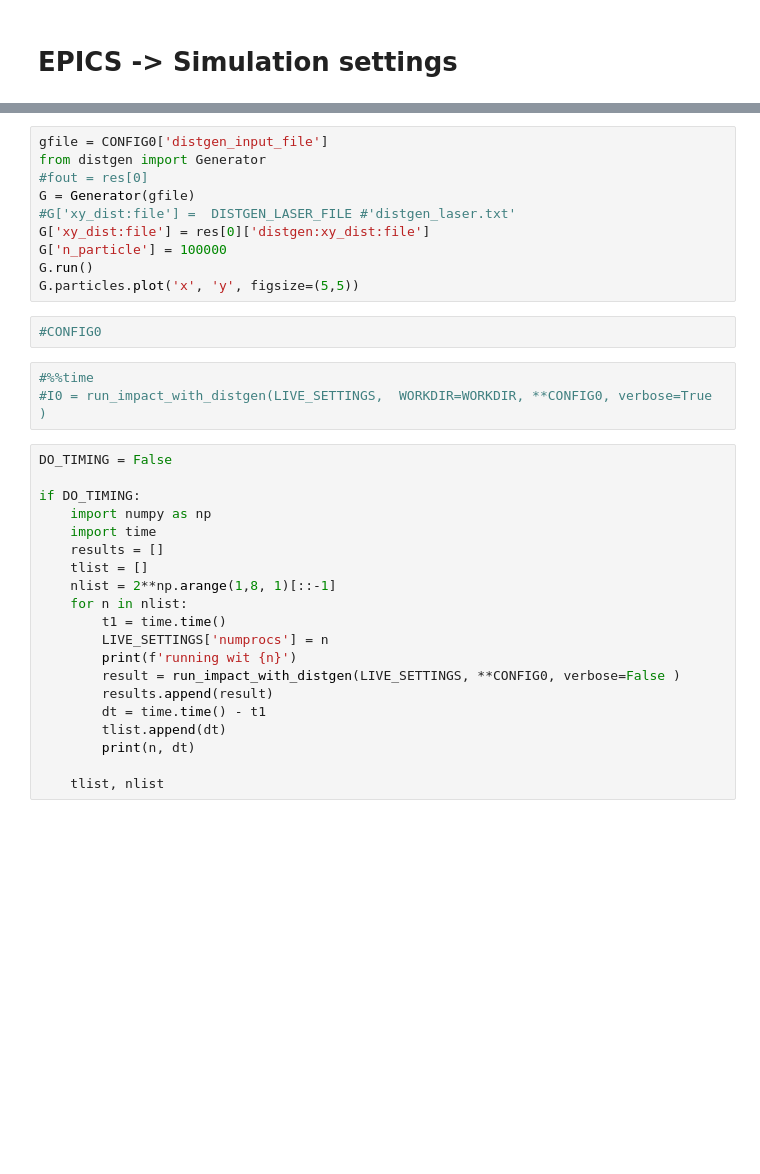
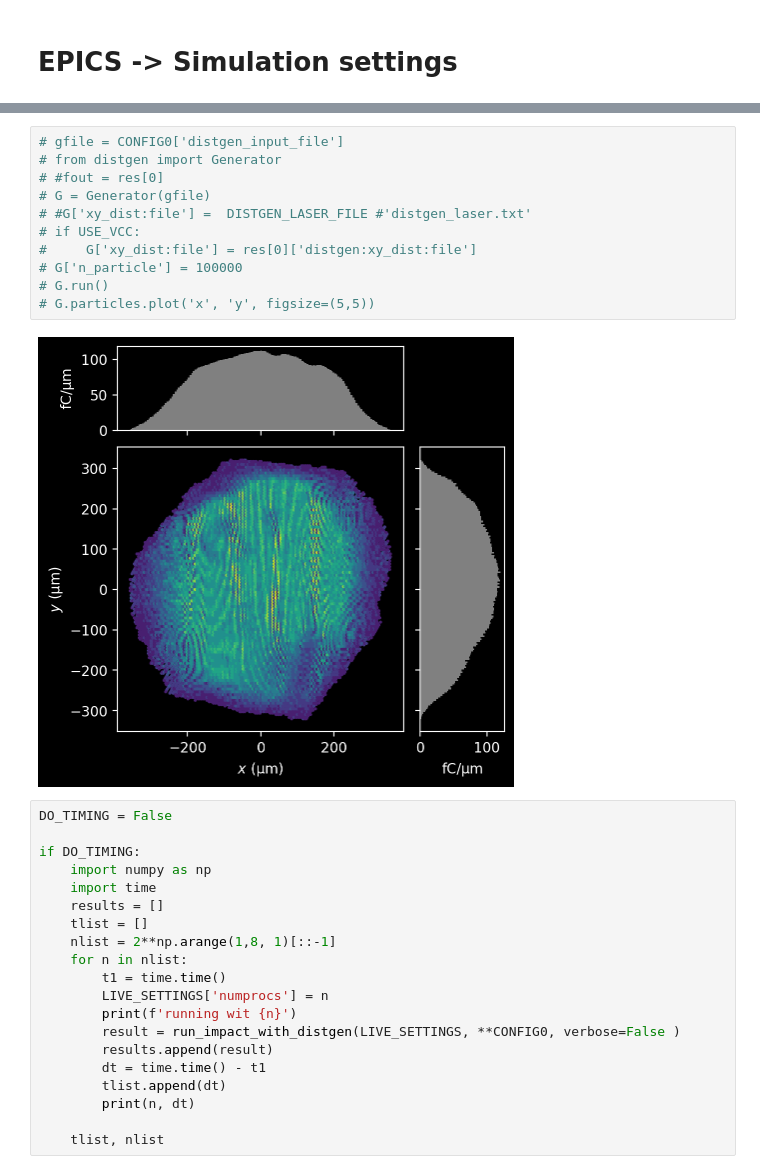
Before and after one commit to ChristopherMayes/lume-impact-live-demo, a Jupyter notebook: lume-impact-live-demo.ipynb, the cells around one changed output, grey strips where cells are left out. Drawn from its saved outputs; the diff is of its cells as text; blank space fills up the shorter version.

```diff
--- a/lume-impact-live-demo.ipynb
+++ b/lume-impact-live-demo.ipynb
@@ -400,18 +382,16 @@ EPICS shapshot written: /nfs/slac/g/beamphysics/cmayes/GitHub/lume-impact-live-d
 # %%
-gfile = CONFIG0['distgen_input_file']
-from distgen import Generator
-#fout = res[0]
-G = Generator(gfile)
-#G['xy_dist:file'] =  DISTGEN_LASER_FILE #'distgen_laser.txt'
-G['xy_dist:file'] = res[0]['distgen:xy_dist:file']
-G['n_particle'] = 100000
-G.run()
-G.particles.plot('x', 'y', figsize=(5,5))
+# gfile = CONFIG0['distgen_input_file']
+# from distgen import Generator
+# #fout = res[0]
+# G = Generator(gfile)
+# #G['xy_dist:file'] =  DISTGEN_LASER_FILE #'distgen_laser.txt'
+# if USE_VCC:
+#     G['xy_dist:file'] = res[0]['distgen:xy_dist:file']
+# G['n_particle'] = 100000
+# G.run()
+# G.particles.plot('x', 'y', figsize=(5,5))
+# %% [output]
+[figure, added]
-# %%
-#CONFIG0
-# %%
-#%%time
-#I0 = run_impact_with_distgen(LIVE_SETTINGS,  WORKDIR=WORKDIR, **CONFIG0, verbose=True )
 # %%
 DO_TIMING = False
 
```
Also changed, not shown: parts of 21 cells of this notebook, 4 other files.
